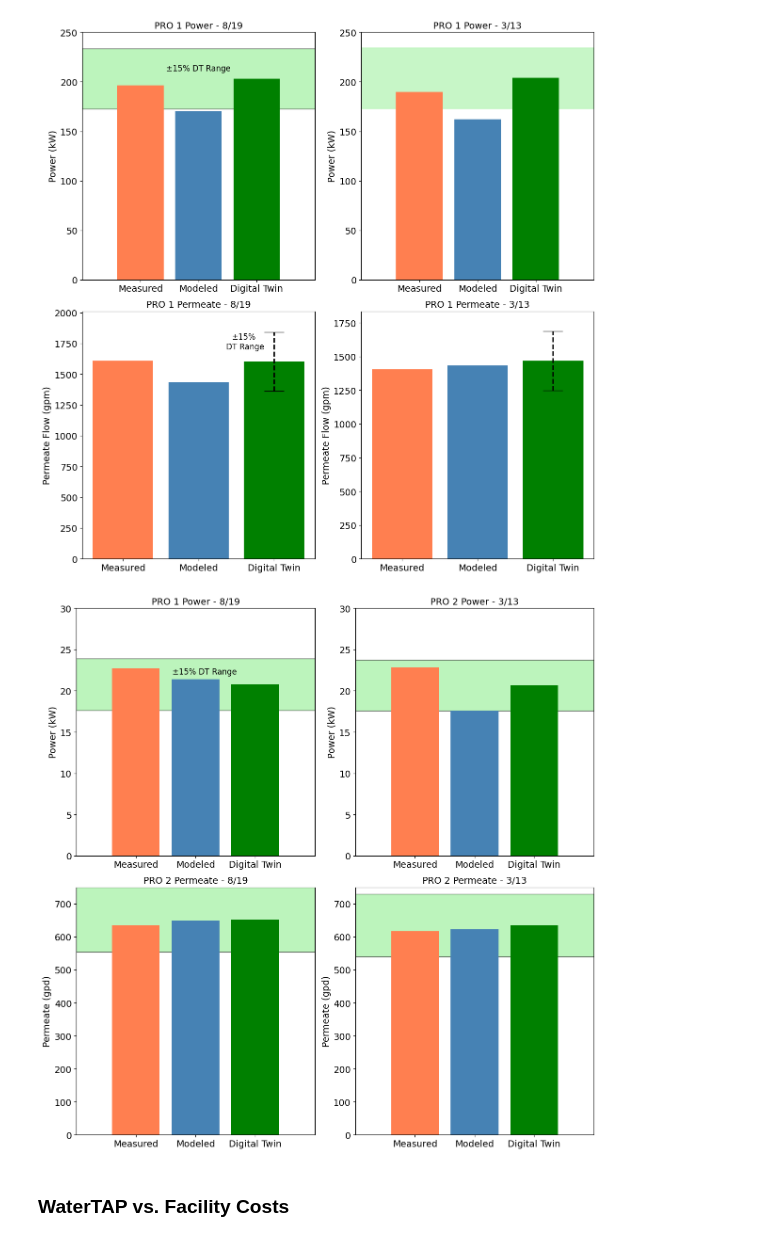
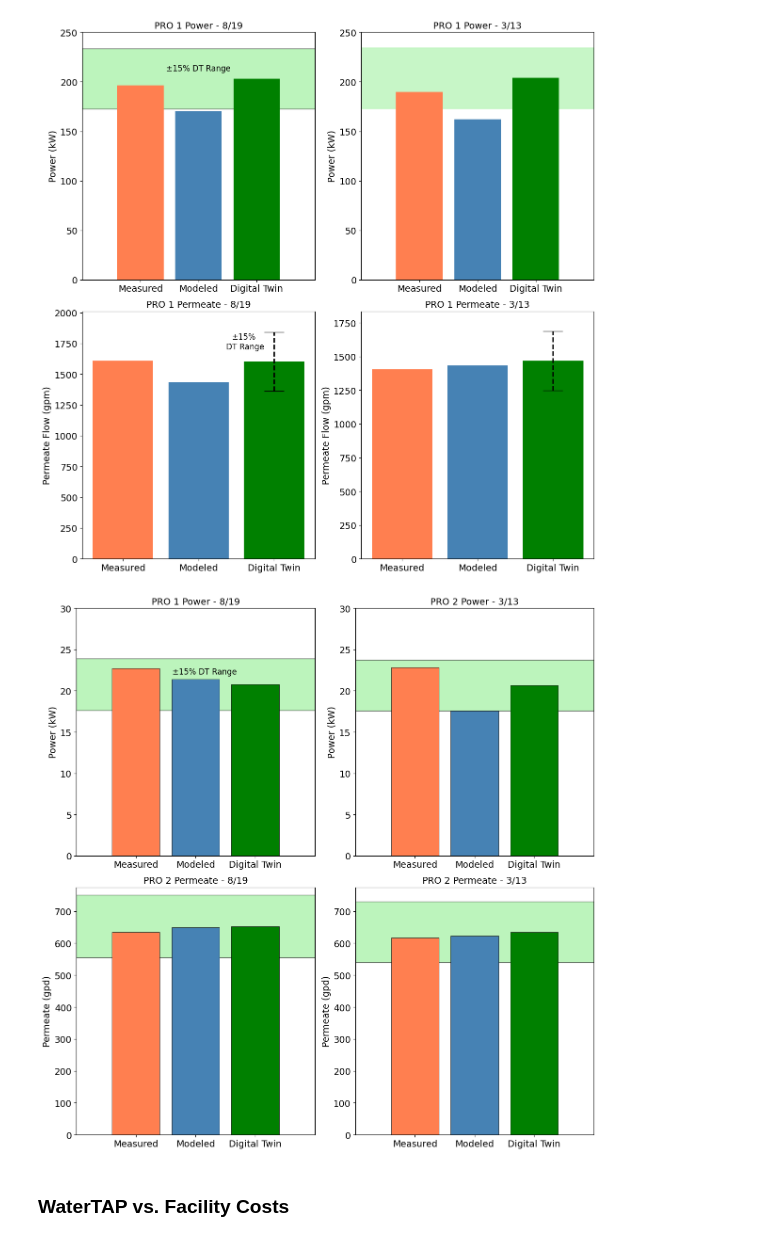
Before and after one commit to watertap-org/flex_desal, a Jupyter notebook: src/wrd/report/Jan2026_report_figures.ipynb, the cells around one changed output. Drawn from its saved outputs; the diff is of its cells as text; code cells hidden in the pictures.

```diff
--- a/src/wrd/report/Jan2026_report_figures.ipynb
+++ b/src/wrd/report/Jan2026_report_figures.ipynb
@@ -124,7 +124,7 @@ fig_3, ((ax1, ax2), (ax3, ax4)) = plt.subplots(2, 2, figsize=(12, 12))
 categories_1 = ['Measured', 'Modeled', 'Digital Twin']
 values_1 = [measured_power_8_19, modeled_power_8_19, DT_power_8_19]
 ax1.fill_between(np.array([-1,3]), DT_power_8_19 * 0.85, DT_power_8_19 * 1.15, color='lightgreen', alpha=.6, label='±15% DT Range',edgecolor='black',linewidth=1)
-ax1.bar(categories_1, values_1, color=['coral', 'steelblue', 'green'])
+ax1.bar(categories_1, values_1, color=['coral', 'steelblue', 'green'],edgecolor='black',linewidth=.5)
 ax1.text(1.15, DT_power_8_19 + 1.25, '±15% DT Range', color='black', fontsize=12, ha='center')
 ax1.set_ylabel('Power (kW)', fontsize=14)
 ax1.set_title('PRO 1 Power - 8/19', fontsize=14)
@@ -136,44 +136,44 @@ ax1.tick_params(labelsize=14)
 categories_2 = ['Measured', 'Modeled', 'Digital Twin']
 values_2 = [measured_power_3_13, modeled_power_3_13, DT_power_3_13]
 ax2.fill_between(np.array([-1,3]), DT_power_3_13 * 0.85, DT_power_3_13 * 1.15, color='lightgreen', alpha=.6, label='±15% DT Range',edgecolor='black',linewidth=1)
-ax2.bar(categories_2, values_2, color=['coral', 'steelblue', 'green'])
+ax2.bar(categories_2, values_2, color=['coral', 'steelblue', 'green'],edgecolor='black',linewidth=.5)
 # ax2.text(1, DT_power_3_13 + 2, '±15% DT Range', color='black', fontsize=12, ha='center')
 ax2.set_ylabel('Power (kW)', fontsize=14)
 ax2.set_title('PRO 2 Power - 3/13', fontsize=14)
 ax2.set_ylim([0, 30])
 ax2.set_xlim(([-1,3]))
 ax2.tick_params(labelsize=14)
 
 
 # Subplot 3: 8/19 Perm Data
 categories_3 = ['Measured', 'Modeled', 'Digital Twin']
 values_3 = [measured_perm_8_19, modeled_perm_8_19, DT_perm_8_19]
 ax3.fill_between(np.array([-1,3]), DT_perm_8_19 * 0.85, DT_perm_8_19 * 1.15, color='lightgreen', alpha=.6, label='±15% DT Range',edgecolor='black',linewidth=1)
-ax3.bar(categories_3, values_3, color=['coral', 'steelblue', 'green'])
+ax3.bar(categories_3, values_3, color=['coral', 'steelblue', 'green'],edgecolor='black',linewidth=.5)
 # ax3.text(1, DT_perm_8_19 + 8, '±15% DT Range', color='black', fontsize=12, ha='center')
 ax3.set_ylabel('Permeate (gpd)', fontsize=14)
 ax3.set_title('PRO 2 Permeate - 8/19', fontsize=14)
-ax3.set_ylim([0, 750])
+ax3.set_ylim([0, 775])
 ax3.set_xlim(([-1,3]))
 ax3.tick_params(labelsize=14)
 
 
 # Subplot 4: 3/13 Perm Data
 categories_4 = ['Measured', 'Modeled', 'Digital Twin']
 values_4 = [measured_perm_3_13, modeled_perm_3_13, DT_perm_3_13]
 ax4.fill_between(np.array([-1,3]), DT_perm_3_13 * 0.85, DT_perm_3_13 * 1.15, color='lightgreen', alpha=.6, label='±15% DT Range',edgecolor='black',linewidth=1)
-ax4.bar(categories_4, values_4, color=['coral', 'steelblue', 'green'])
+ax4.bar(categories_4, values_4, color=['coral', 'steelblue', 'green'],edgecolor='black',linewidth=.5)
 # ax4.text(1, DT_perm_3_13 + 8, '±15% DT Range', color='black', fontsize=12, ha='center')
 ax4.set_ylabel('Permeate (gpd)', fontsize=14)
 ax4.set_title('PRO 2 Permeate - 3/13', fontsize=14)
-ax4.set_ylim([0, 750])
+ax4.set_ylim([0, 775])
 ax4.set_xlim(([-1,3]))
 ax4.tick_params(labelsize=14)
 
 plt.tight_layout()
 plt.savefig('PRO2_Power_Comparison.png', dpi=300)
 # %% [output]
-[figure, old version]
+[figure, new version]
 # %%
 # TSRO
 # %%
```
Also changed, not shown: 1 other file.
